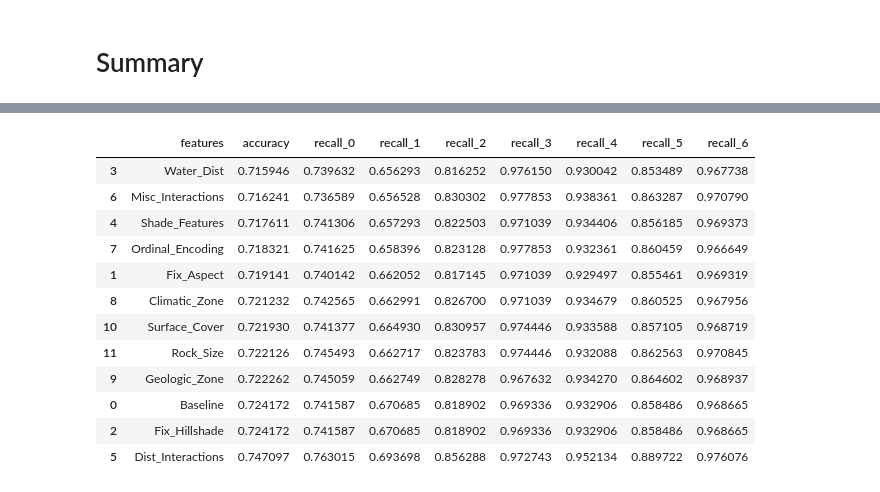
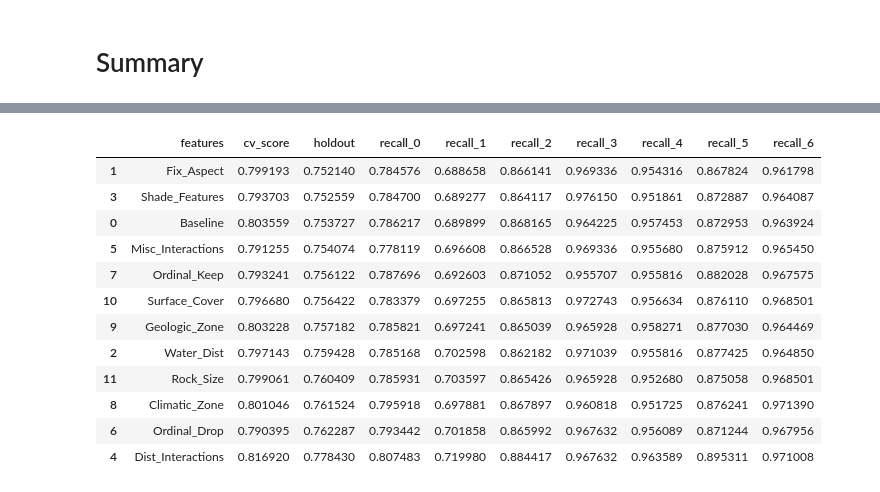
Before and after one commit to rsizem2/forest-cover-type-prediction, a Jupyter notebook: notebooks/Notebook 3 - Feature Engineering.ipynb, the cells around one changed output, grey strips where cells are left out. Cells and saved outputs as stored; diff of their text form; code cells hidden in the pictures.

```diff
--- a/notebooks/Notebook 3 - Feature Engineering.ipynb
+++ b/notebooks/Notebook 3 - Feature Engineering.ipynb
@@ -841,11 +1496,11 @@ extremely_stony = [1,22,24,25,27,28,29,30,31,32,33,34,36,37,38,39,40]
 rubbly = [3,4,5,10,11,13]
 
 # Create dictionary
-surface_cover = {i:None for i in no_desc}
-surface_cover.update({i:0 for i in stony})
-surface_cover.update({i:1 for i in very_stony})
-surface_cover.update({i:2 for i in extremely_stony})
-surface_cover.update({i:3 for i in rubbly})
+surface_cover = {i:0 for i in no_desc}
+surface_cover.update({i:1 for i in stony})
+surface_cover.update({i:2 for i in very_stony})
+surface_cover.update({i:3 for i in extremely_stony})
+surface_cover.update({i:4 for i in rubbly})
 
 # Preprocessing function
 def surface_cover_original(input_df):
@@ -877,9 +1511,8 @@ Training Time: 2743.28s
 # %%
-# Train/Test split
-test_score, oof_preds = train_original(surface_cover_original)
+test_score, oof_preds, holdout = train_original(adaboost, surface_cover_original)
 
-old_rows.append((
-    'Surface_Cover', test_score,
+adaboost_scores.append((
+    'Surface_Cover', test_score, holdout,
      *recall_score(original['Cover_Type'].iloc[15119:], oof_preds, average = None)
 ))
 # %% [output]
@@ -905,10 +1625,10 @@ boulders = [22]
 rubble = [3,4,5,10,11,13]
 
 # Create dictionary
-rock_size = {i:None for i in no_desc}
-rock_size.update({i:0 for i in stones})
-rock_size.update({i:1 for i in boulders})
-rock_size.update({i:2 for i in rubble})
+rock_size = {i:0 for i in no_desc}
+rock_size.update({i:1 for i in stones})
+rock_size.update({i:2 for i in boulders})
+rock_size.update({i:3 for i in rubble})
 
 # Preprocessing function
 def rock_size_original(input_df):
@@ -940,9 +1639,8 @@ Training Time: 2597.15s
 # %%
-# Train/Test split
-test_score, oof_preds = train_original(rock_size_original)
+test_score, oof_preds, holdout = train_original(adaboost, rock_size_original)
 
-old_rows.append((
-    'Rock_Size', test_score,
+adaboost_scores.append((
+    'Rock_Size', test_score, holdout,
      *recall_score(original['Cover_Type'].iloc[15119:], oof_preds, average = None)
 ))
 # %% [output]
@@ -1014,19 +1780,20 @@ pd.DataFrame.from_records(
 # %%
+# AdaBoost
 pd.DataFrame.from_records(
-    data = old_rows,
-    columns = ['features','accuracy','recall_0', 'recall_1','recall_2','recall_3','recall_4','recall_5','recall_6']
-).sort_values('accuracy')
+    data = adaboost_scores,
+    columns = ['features','cv_score','holdout','recall_0', 'recall_1','recall_2','recall_3','recall_4','recall_5','recall_6']
+).sort_values('holdout')
 # %% [output]
-|  | features | accuracy | recall_0 | recall_1 | recall_2 | recall_3 | recall_4 | recall_5 | recall_6 |
-| 3 | Water_Dist | 0.715946 | 0.739632 | 0.656293 | 0.816252 | 0.976150 | 0.930042 | 0.853489 | 0.967738 |
-| 6 | Misc_Interactions | 0.716241 | 0.736589 | 0.656528 | 0.830302 | 0.977853 | 0.938361 | 0.863287 | 0.970790 |
-| 4 | Shade_Features | 0.717611 | 0.741306 | 0.657293 | 0.822503 | 0.971039 | 0.934406 | 0.856185 | 0.969373 |
-| 7 | Ordinal_Encoding | 0.718321 | 0.741625 | 0.658396 | 0.823128 | 0.977853 | 0.932361 | 0.860459 | 0.966649 |
-| 1 | Fix_Aspect | 0.719141 | 0.740142 | 0.662052 | 0.817145 | 0.971039 | 0.929497 | 0.855461 | 0.969319 |
-| 8 | Climatic_Zone | 0.721232 | 0.742565 | 0.662991 | 0.826700 | 0.971039 | 0.934679 | 0.860525 | 0.967956 |
-| 10 | Surface_Cover | 0.721930 | 0.741377 | 0.664930 | 0.830957 | 0.974446 | 0.933588 | 0.857105 | 0.968719 |
-| 11 | Rock_Size | 0.722126 | 0.745493 | 0.662717 | 0.823783 | 0.974446 | 0.932088 | 0.862563 | 0.970845 |
-| 9 | Geologic_Zone | 0.722262 | 0.745059 | 0.662749 | 0.828278 | 0.967632 | 0.934270 | 0.864602 | 0.968937 |
-| 0 | Baseline | 0.724172 | 0.741587 | 0.670685 | 0.818902 | 0.969336 | 0.932906 | 0.858486 | 0.968665 |
-| 2 | Fix_Hillshade | 0.724172 | 0.741587 | 0.670685 | 0.818902 | 0.969336 | 0.932906 | 0.858486 | 0.968665 |
-| 5 | Dist_Interactions | 0.747097 | 0.763015 | 0.693698 | 0.856288 | 0.972743 | 0.952134 | 0.889722 | 0.976076 |
+|  | features | cv_score | holdout | recall_0 | recall_1 | recall_2 | recall_3 | recall_4 | recall_5 | recall_6 |
+| 1 | Fix_Aspect | 0.799193 | 0.752140 | 0.784576 | 0.688658 | 0.866141 | 0.969336 | 0.954316 | 0.867824 | 0.961798 |
+| 3 | Shade_Features | 0.793703 | 0.752559 | 0.784700 | 0.689277 | 0.864117 | 0.976150 | 0.951861 | 0.872887 | 0.964087 |
+| 0 | Baseline | 0.803559 | 0.753727 | 0.786217 | 0.689899 | 0.868165 | 0.964225 | 0.957453 | 0.872953 | 0.963924 |
+| 5 | Misc_Interactions | 0.791255 | 0.754074 | 0.778119 | 0.696608 | 0.866528 | 0.969336 | 0.955680 | 0.875912 | 0.965450 |
+| 7 | Ordinal_Keep | 0.793241 | 0.756122 | 0.787696 | 0.692603 | 0.871052 | 0.955707 | 0.955816 | 0.882028 | 0.967575 |
+| 10 | Surface_Cover | 0.796680 | 0.756422 | 0.783379 | 0.697255 | 0.865813 | 0.972743 | 0.956634 | 0.876110 | 0.968501 |
+| 9 | Geologic_Zone | 0.803228 | 0.757182 | 0.785821 | 0.697241 | 0.865039 | 0.965928 | 0.958271 | 0.877030 | 0.964469 |
+| 2 | Water_Dist | 0.797143 | 0.759428 | 0.785168 | 0.702598 | 0.862182 | 0.971039 | 0.955816 | 0.877425 | 0.964850 |
+| 11 | Rock_Size | 0.799061 | 0.760409 | 0.785931 | 0.703597 | 0.865426 | 0.965928 | 0.952680 | 0.875058 | 0.968501 |
+| 8 | Climatic_Zone | 0.801046 | 0.761524 | 0.795918 | 0.697881 | 0.867897 | 0.960818 | 0.951725 | 0.876241 | 0.971390 |
+| 6 | Ordinal_Drop | 0.790395 | 0.762287 | 0.793442 | 0.701858 | 0.865992 | 0.967632 | 0.956089 | 0.871244 | 0.967956 |
+| 4 | Dist_Interactions | 0.816920 | 0.778430 | 0.807483 | 0.719980 | 0.884417 | 0.967632 | 0.963589 | 0.895311 | 0.971008 |
```
Also changed, not shown: parts of 94 cells of this notebook.
